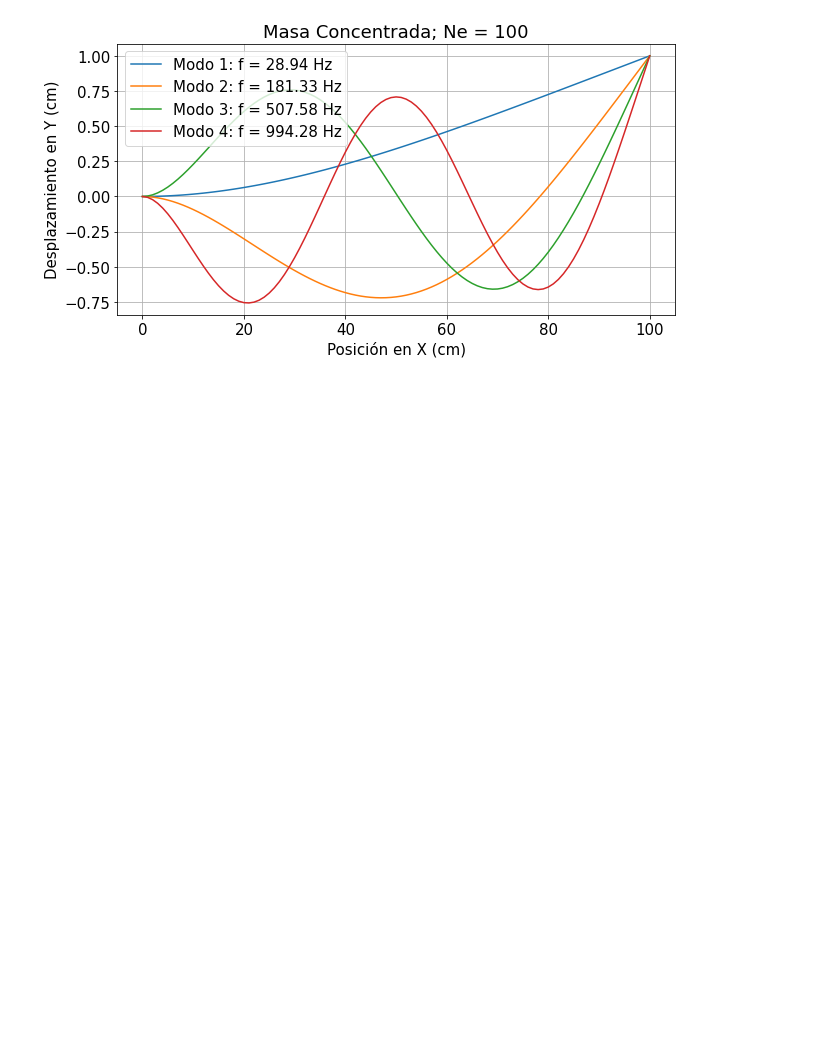
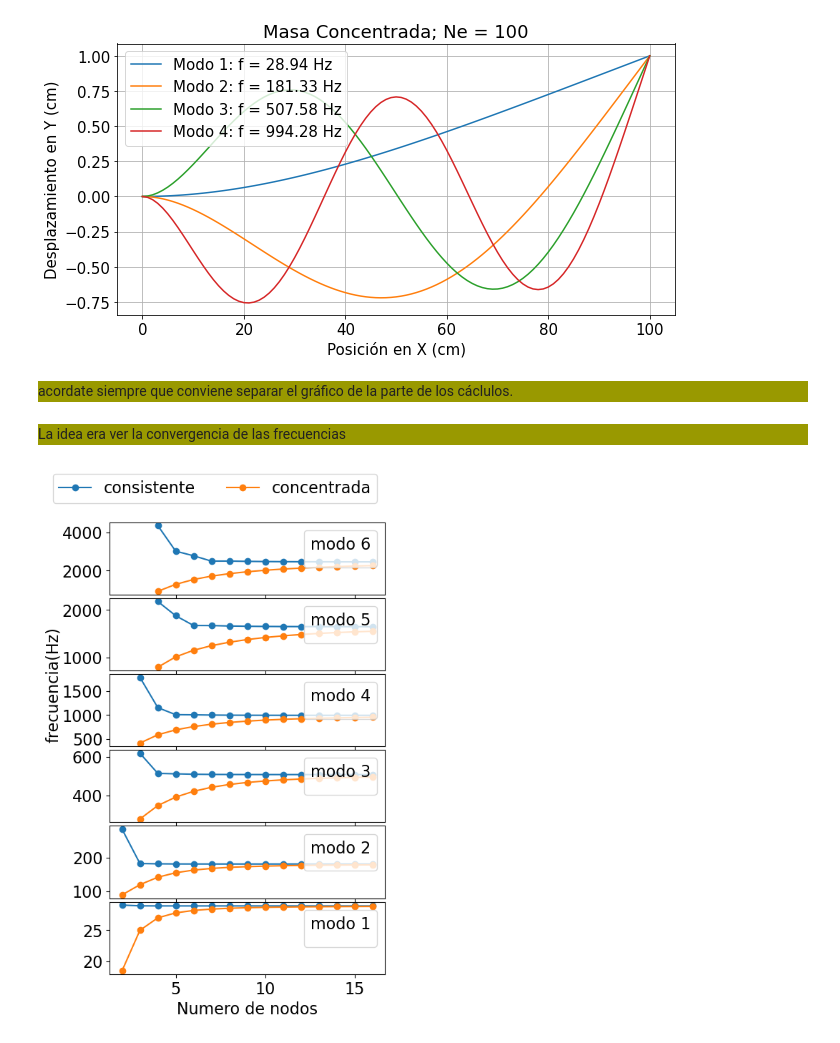
Before and after one commit to SolBortule/2022_Ingenieria, a Jupyter notebook: TrabajosPracticos/Entregas/Mauro/TP2/Problema 2/Ej 1.ipynb, the cells around one changed output. Cells and saved outputs as stored; diff of their text form; code cells hidden in the pictures; blank space fills up the shorter version.

```diff
--- a/TrabajosPracticos/Entregas/Mauro/TP2/Problema 2/Ej 1.ipynb
+++ b/TrabajosPracticos/Entregas/Mauro/TP2/Problema 2/Ej 1.ipynb
@@ -151,3 +160,14 @@ for i in range(2):
 # %% [output]
 [figure]
 [figure]
+# %% [markdown]
+<div style="background:#999900">acordate siempre que conviene separar el gráfico de la parte de los cáclulos.</div>
+# %% [markdown]
+<div style="background:#999900">La idea era ver la convergencia de las frecuencias</div>
+# %%
+from IPython.display import Image
+from IPython.core.display import HTML
+path='../../../../../EjemplosEnClase/Guia4/FrecuanciavsN.png'
+Image(path)
+# %% [output]
+[figure, added]
```
Also changed, not shown: parts of 1 cell of this notebook, 2 other files.
